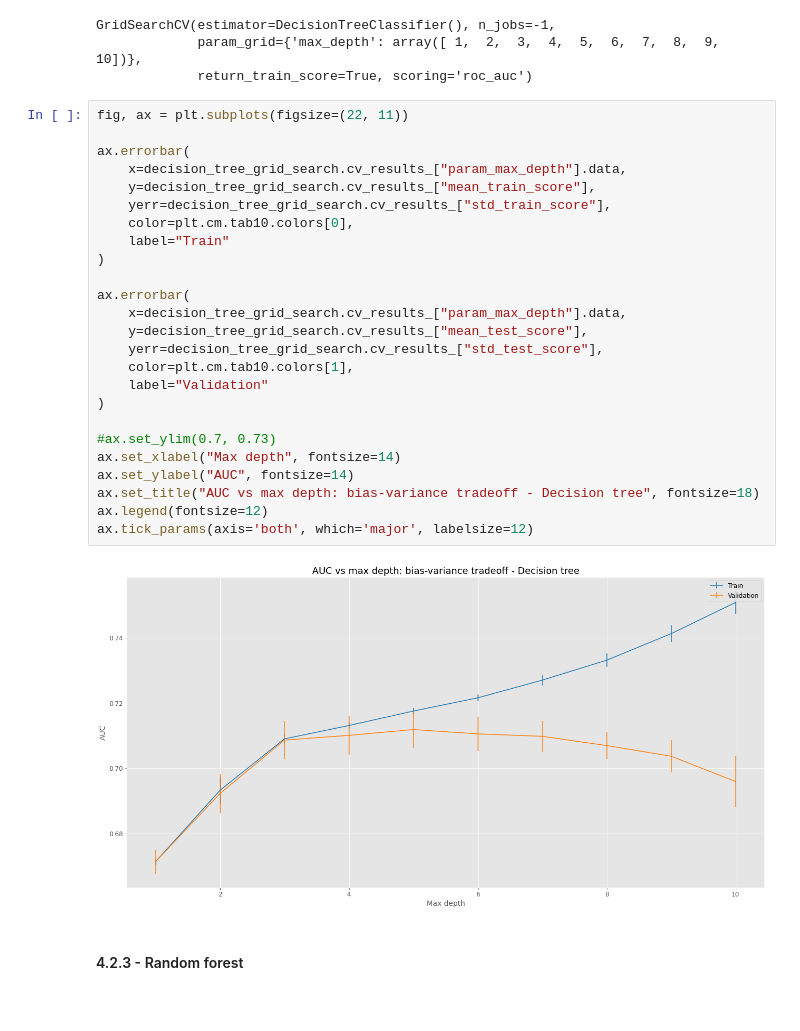
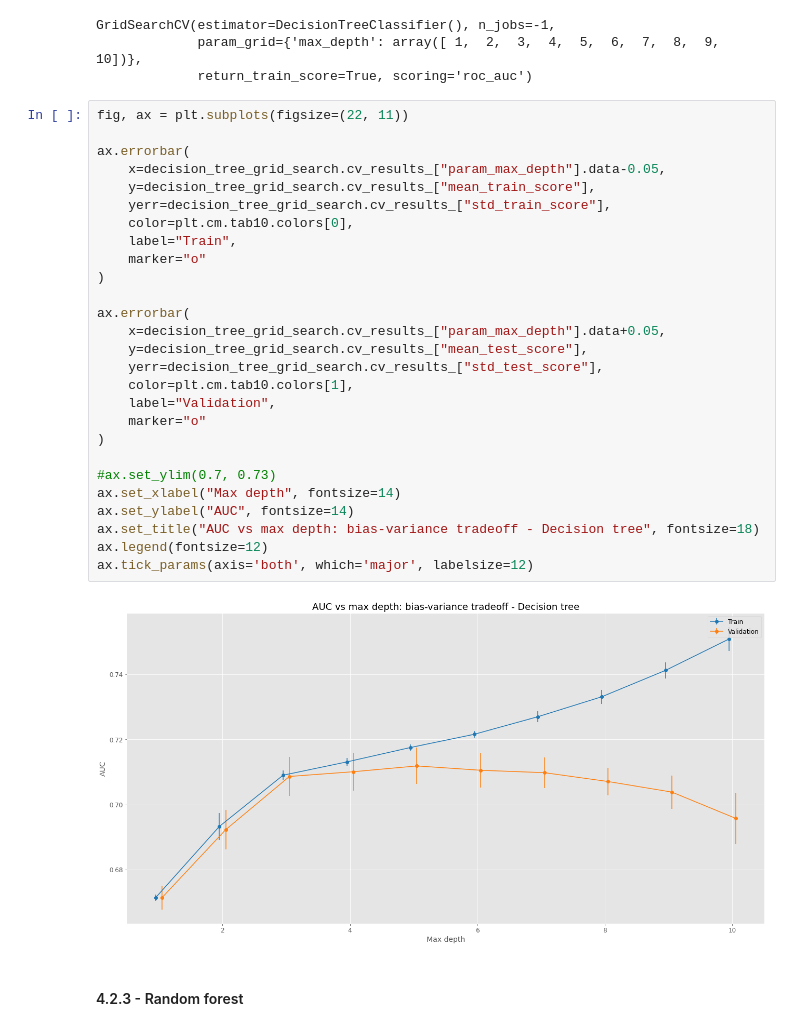
Before and after one commit to rodolfoamancio/trolley_problem, a Jupyter notebook: notebooks/trolley_problem.ipynb, the cells around one changed output. Cells and saved outputs as stored; diff of their text form.

```diff
--- a/notebooks/trolley_problem.ipynb
+++ b/notebooks/trolley_problem.ipynb
@@ -814,30 +816,32 @@ GridSearchCV(estimator=DecisionTreeClassifier(), n_jobs=-1,
 # %%
 fig, ax = plt.subplots(figsize=(22, 11))
 
 ax.errorbar(
-    x=decision_tree_grid_search.cv_results_["param_max_depth"].data,
+    x=decision_tree_grid_search.cv_results_["param_max_depth"].data-0.05,
     y=decision_tree_grid_search.cv_results_["mean_train_score"],
     yerr=decision_tree_grid_search.cv_results_["std_train_score"],
     color=plt.cm.tab10.colors[0],
-    label="Train"
+    label="Train",
+    marker="o"
 )
 
 ax.errorbar(
-    x=decision_tree_grid_search.cv_results_["param_max_depth"].data,
+    x=decision_tree_grid_search.cv_results_["param_max_depth"].data+0.05,
     y=decision_tree_grid_search.cv_results_["mean_test_score"],
     yerr=decision_tree_grid_search.cv_results_["std_test_score"],
     color=plt.cm.tab10.colors[1],
-    label="Validation"
+    label="Validation",
+    marker="o"
 )
 
 #ax.set_ylim(0.7, 0.73)
 ax.set_xlabel("Max depth", fontsize=14)
 ax.set_ylabel("AUC", fontsize=14)
 ax.set_title("AUC vs max depth: bias-variance tradeoff - Decision tree", fontsize=18)
 ax.legend(fontsize=12)
 ax.tick_params(axis='both', which='major', labelsize=12)
 # %% [output]
-[figure, old version]
+[figure, new version]
 # %% [markdown]
 #### 4.2.3 - Random forest
 # %%
```
Also changed, not shown: parts of 6 cells of this notebook, 21 other files.
